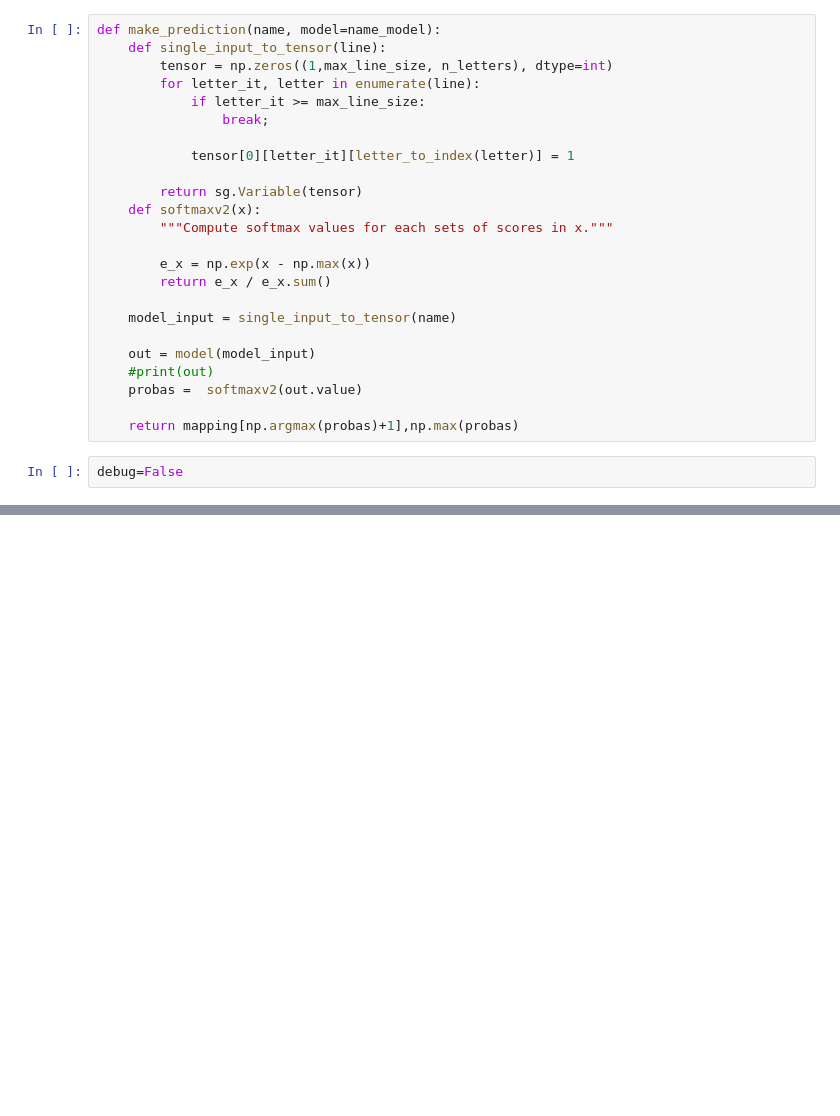
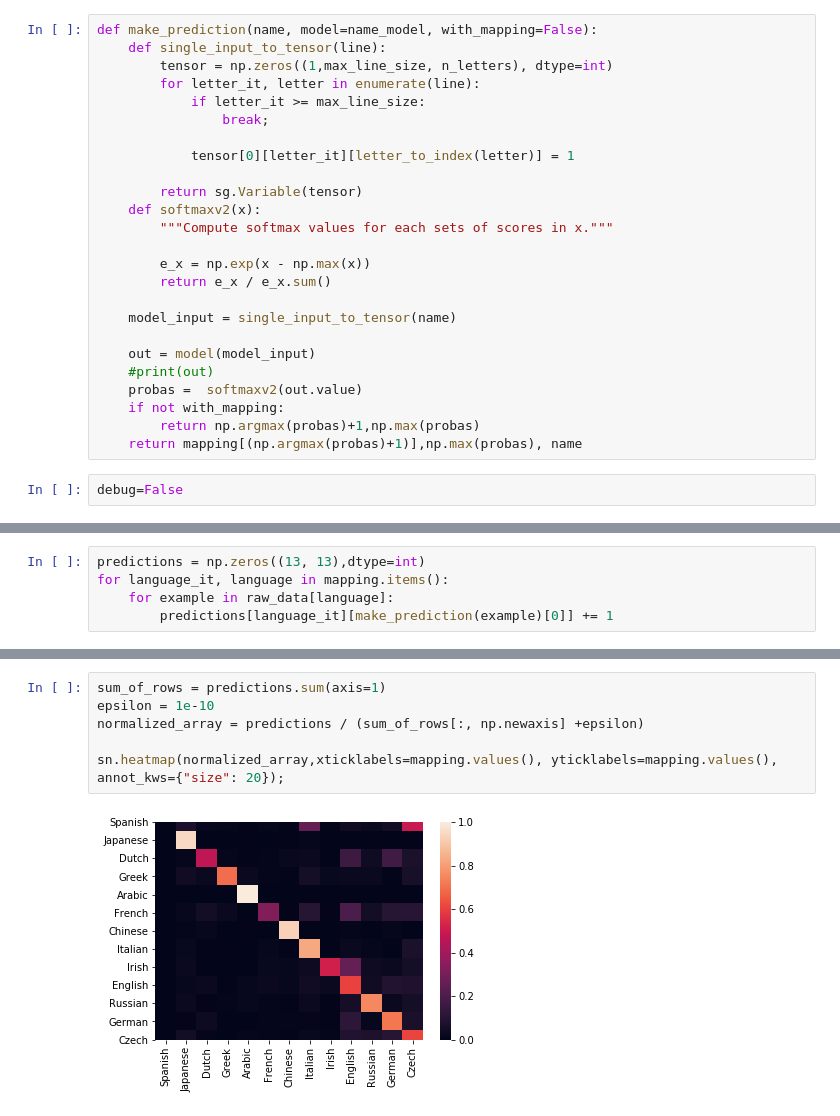
Before and after one commit to adendek/utorch, a Jupyter notebook: examples/VanillaRNN_example.ipynb, the cells around one changed output, grey strips where cells are left out. Drawn from its saved outputs; the diff is of its cells as text; blank space fills up the shorter version.

```diff
--- a/examples/VanillaRNN_example.ipynb
+++ b/examples/VanillaRNN_example.ipynb
@@ -212,5 +245,5 @@ plt.plot(run_hist["loss"]);
 # %%
-def make_prediction(name, model=name_model):
+def make_prediction(name, model=name_model, with_mapping=False):
     def single_input_to_tensor(line):
         tensor = np.zeros((1,max_line_size, n_letters), dtype=int)
         for letter_it, letter in enumerate(line):
@@ -231,7 +264,8 @@ def make_prediction(name, model=name_model):
     out = model(model_input)
     #print(out)
     probas =  softmaxv2(out.value)
-
-    return mapping[np.argmax(probas)+1],np.max(probas)
+    if not with_mapping:
+        return np.argmax(probas)+1,np.max(probas)
+    return mapping[(np.argmax(probas)+1)],np.max(probas), name
 # %%
 debug=False
@@ -241,0 +302,5 @@ make_prediction("Aqua")
+# %%
+predictions = np.zeros((13, 13),dtype=int)
+for language_it, language in mapping.items():
+    for example in raw_data[language]:
+        predictions[language_it][make_prediction(example)[0]] += 1
@@ -241,0 +314,8 @@ make_prediction("Aqua")
+# %%
+sum_of_rows = predictions.sum(axis=1)
+epsilon = 1e-10
+normalized_array = predictions / (sum_of_rows[:, np.newaxis] +epsilon)
+
+sn.heatmap(normalized_array,xticklabels=mapping.values(), yticklabels=mapping.values(),  annot_kws={"size": 20});
+# %% [output]
+[figure, added]
```
Also changed, not shown: parts of 27 cells of this notebook.
